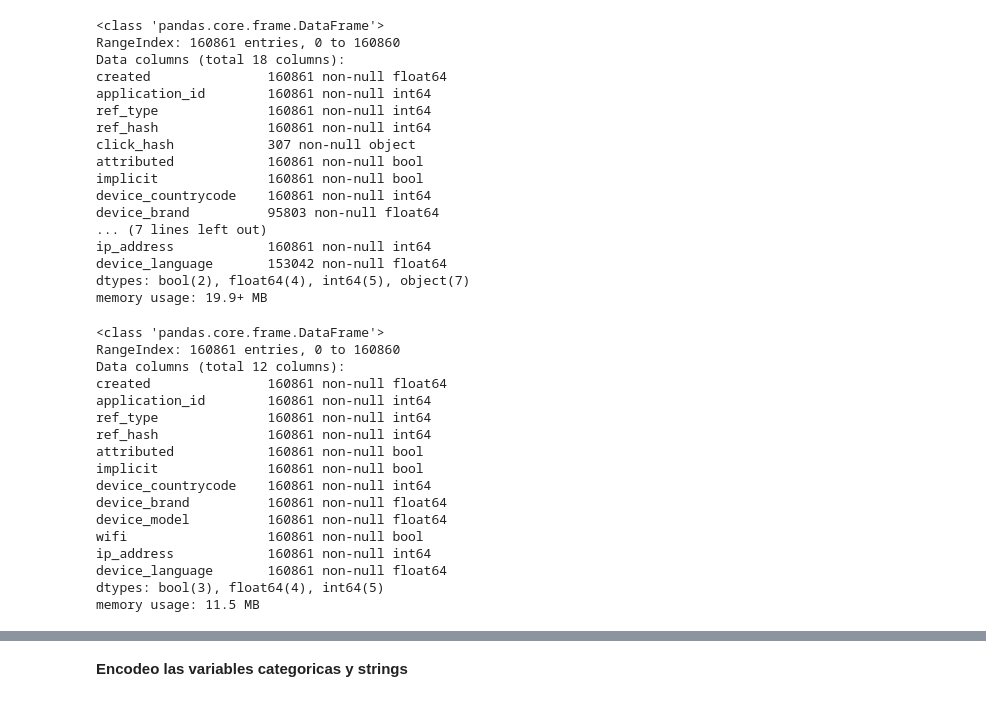
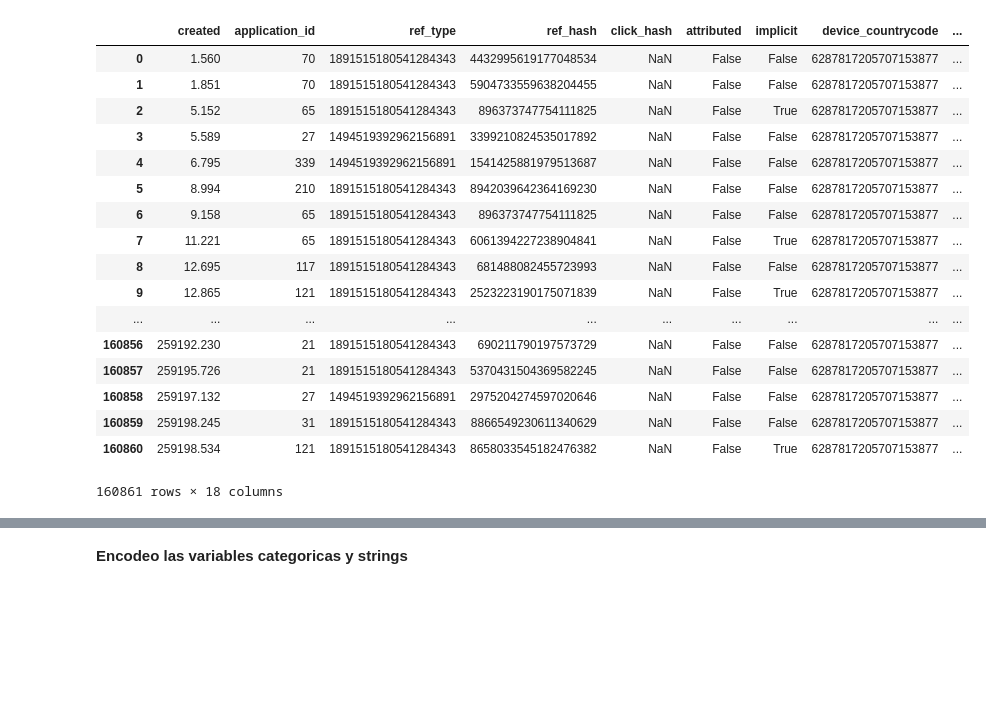
Before and after one commit to EugeniaFranchi/TP-Datos-2019, a Jupyter notebook: TP2/Prueba-Sliding-Windows.ipynb, the cells around one changed output, grey strips where cells are left out. Saved outputs shown, nothing was run; the diff lists cells and outputs as text; code cells hidden in the pictures; blank space fills up the shorter version.

Commit message:
End of the line

```diff
--- a/TP2/Prueba-Sliding-Windows.ipynb
+++ b/TP2/Prueba-Sliding-Windows.ipynb
@@ -22,23 +52,24 @@ train_ventana_2 = train_ventana_2.merge(ventana_1["ref_hash"].drop_duplicates(),
 ventana_1['created'] = ventana_1['created'] - pd.Timestamp('2019-04-18 00:00:00')
 ventana_1['created'] = ventana_1['created'].transform(lambda x: x.total_seconds())
 # %%
-ventana_1.info()
+ventana_1
 # %% [output]
+|  | created | application_id | ref_type | ref_hash | click_hash | attributed | implicit | device_countrycode | ... |
+| 0 | 1.560 | 70 | 1891515180541284343 | 4432995619177048534 | NaN | False | False | 6287817205707153877 | ... |
+| 1 | 1.851 | 70 | 1891515180541284343 | 5904733559638204455 | NaN | False | False | 6287817205707153877 | ... |
+| 2 | 5.152 | 65 | 1891515180541284343 | 896373747754111825 | NaN | False | True | 6287817205707153877 | ... |
+| 3 | 5.589 | 27 | 1494519392962156891 | 3399210824535017892 | NaN | False | False | 6287817205707153877 | ... |
+| 4 | 6.795 | 339 | 1494519392962156891 | 1541425881979513687 | NaN | False | False | 6287817205707153877 | ... |
+| 5 | 8.994 | 210 | 1891515180541284343 | 8942039642364169230 | NaN | False | False | 6287817205707153877 | ... |
+| 6 | 9.158 | 65 | 1891515180541284343 | 896373747754111825 | NaN | False | False | 6287817205707153877 | ... |
+| 7 | 11.221 | 65 | 1891515180541284343 | 6061394227238904841 | NaN | False | True | 6287817205707153877 | ... |
+| 8 | 12.695 | 117 | 1891515180541284343 | 681488082455723993 | NaN | False | False | 6287817205707153877 | ... |
+| 9 | 12.865 | 121 | 1891515180541284343 | 2523223190175071839 | NaN | False | True | 6287817205707153877 | ... |
+| ... | ... | ... | ... | ... | ... | ... | ... | ... | ... |
+| 160856 | 259192.230 | 21 | 1891515180541284343 | 690211790197573729 | NaN | False | False | 6287817205707153877 | ... |
+| 160857 | 259195.726 | 21 | 1891515180541284343 | 5370431504369582245 | NaN | False | False | 6287817205707153877 | ... |
+| 160858 | 259197.132 | 27 | 1494519392962156891 | 2975204274597020646 | NaN | False | False | 6287817205707153877 | ... |
+| 160859 | 259198.245 | 31 | 1891515180541284343 | 8866549230611340629 | NaN | False | False | 6287817205707153877 | ... |
+| 160860 | 259198.534 | 121 | 1891515180541284343 | 8658033545182476382 | NaN | False | True | 6287817205707153877 | ... |
-<class 'pandas.core.frame.DataFrame'>
-RangeIndex: 160861 entries, 0 to 160860
-Data columns (total 18 columns):
-created               160861 non-null float64
-application_id        160861 non-null int64
-ref_type              160861 non-null int64
-ref_hash              160861 non-null int64
-click_hash            307 non-null object
-attributed            160861 non-null bool
-implicit              160861 non-null bool
-device_countrycode    160861 non-null int64
-device_brand          95803 non-null float64
-... (7 lines left out)
-ip_address            160861 non-null int64
-device_language       153042 non-null float64
-dtypes: bool(2), float64(4), int64(5), object(7)
-memory usage: 19.9+ MB
+160861 rows × 18 columns
 # %%
@@ -46,23 +77,3 @@ ventana_1.drop(["click_hash", "event_uuid", "kind", "trans_id", "user_agent", "s
 # %%
 ventana_1 = ventana_1.fillna(ventana_1.mode().iloc[0])
-# %%
-ventana_1.info()
-# %% [output]
-<class 'pandas.core.frame.DataFrame'>
-RangeIndex: 160861 entries, 0 to 160860
-Data columns (total 12 columns):
-created               160861 non-null float64
-application_id        160861 non-null int64
-ref_type              160861 non-null int64
-ref_hash              160861 non-null int64
-attributed            160861 non-null bool
-implicit              160861 non-null bool
-device_countrycode    160861 non-null int64
-device_brand          160861 non-null float64
-device_model          160861 non-null float64
-wifi                  160861 non-null bool
-ip_address            160861 non-null int64
-device_language       160861 non-null float64
-dtypes: bool(3), float64(4), int64(5)
-memory usage: 11.5 MB
 # %%
```
Also changed, not shown: parts of 29 cells of this notebook.
